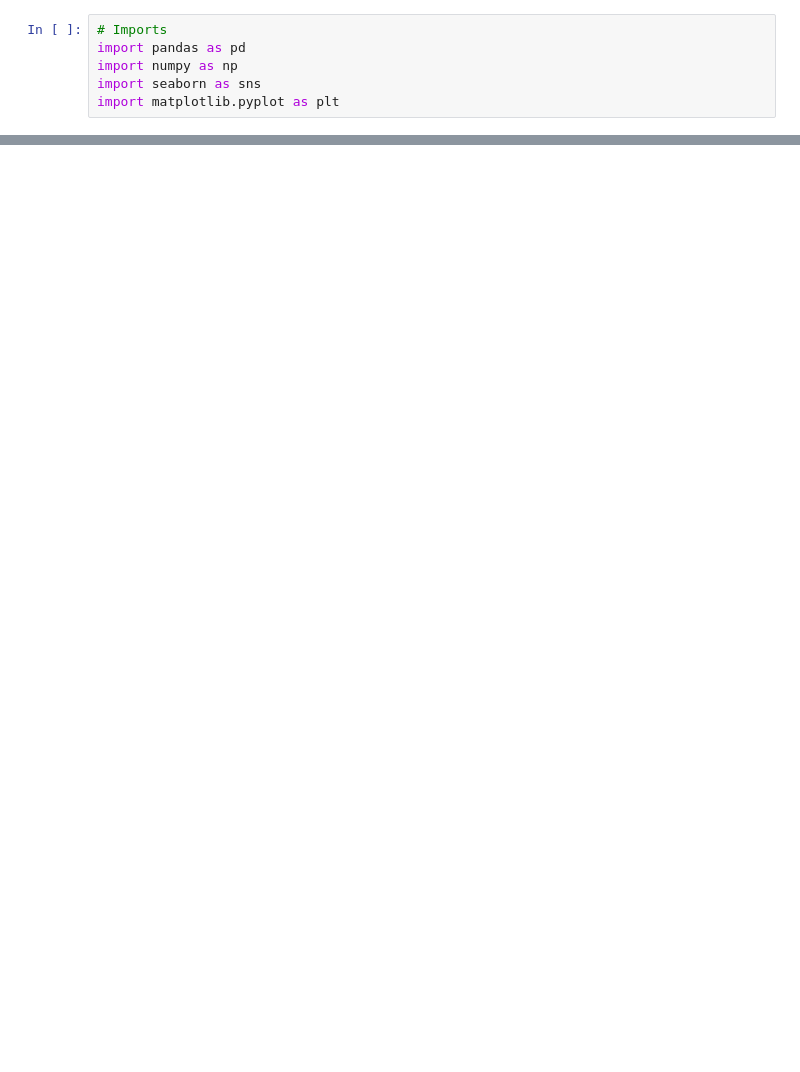
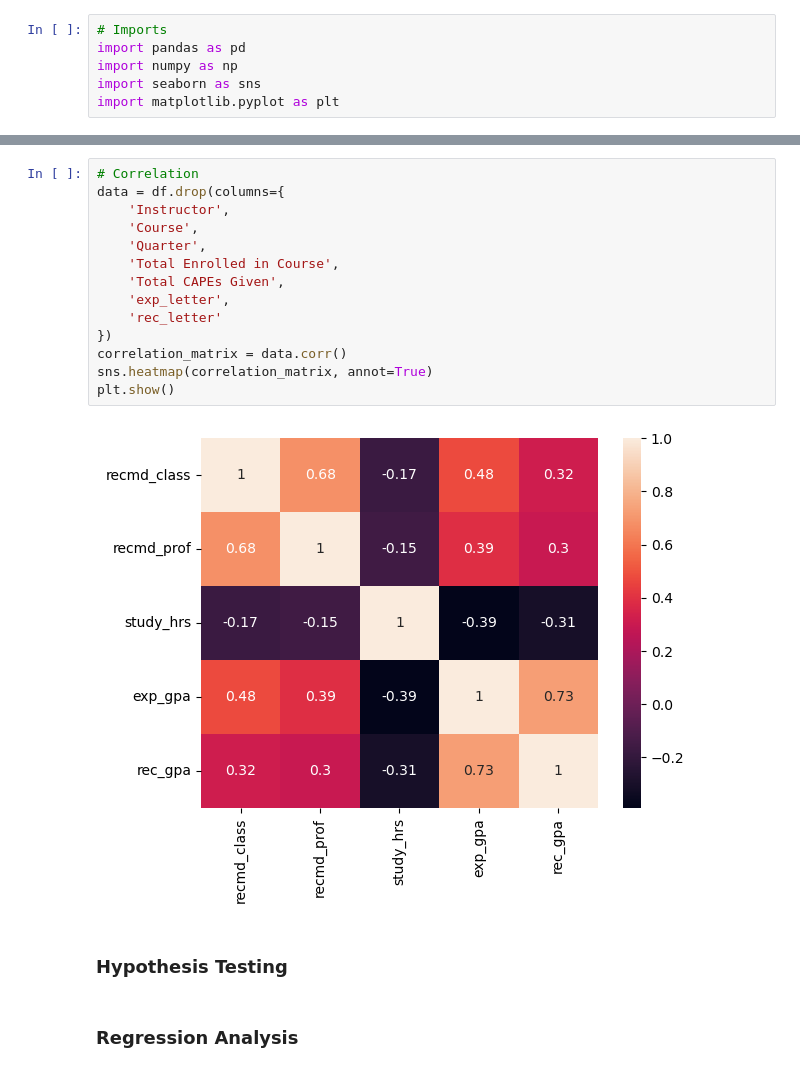
Before and after one commit to Yin-Y-M/Math-189-D12, a Jupyter notebook: Math 189 D12 Project.ipynb, the cells around one changed output, grey strips where cells are left out. Saved outputs shown, nothing was run; the diff lists cells and outputs as text; blank space fills up the shorter version.

```diff
--- a/Math 189 D12 Project.ipynb
+++ b/Math 189 D12 Project.ipynb
@@ -23,0 +71,20 @@ df = df.dropna()
+# %%
+# Correlation
+data = df.drop(columns={
+    'Instructor',
+    'Course',
+    'Quarter',
+    'Total Enrolled in Course',
+    'Total CAPEs Given',
+    'exp_letter',
+    'rec_letter'
+})
+correlation_matrix = data.corr()
+sns.heatmap(correlation_matrix, annot=True)
+plt.show()
+# %% [output]
+[figure, added]
+# %% [markdown]
+### Hypothesis Testing
+# %% [markdown]
+### Regression Analysis
```
Also changed, not shown: parts of 15 cells of this notebook.
